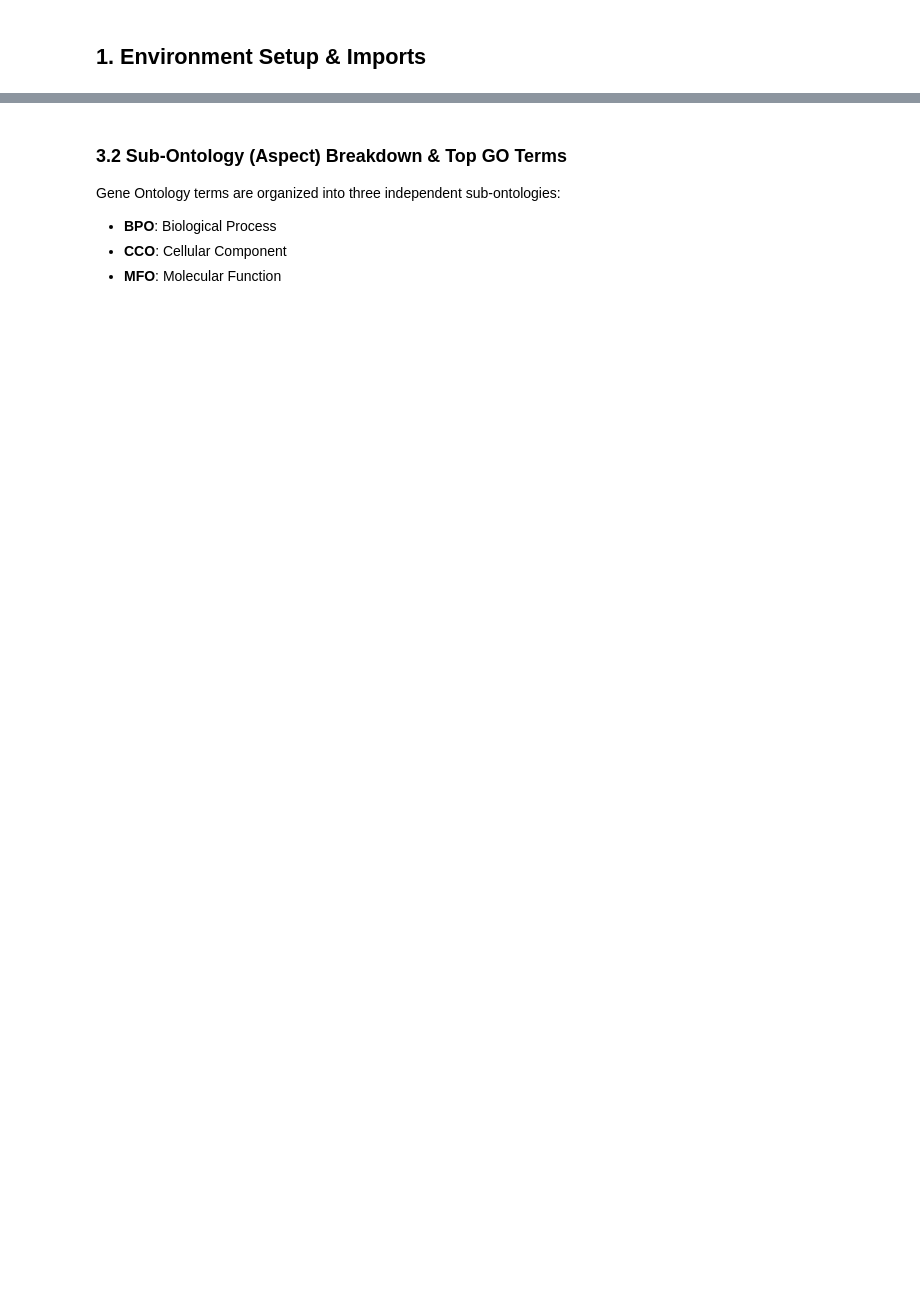
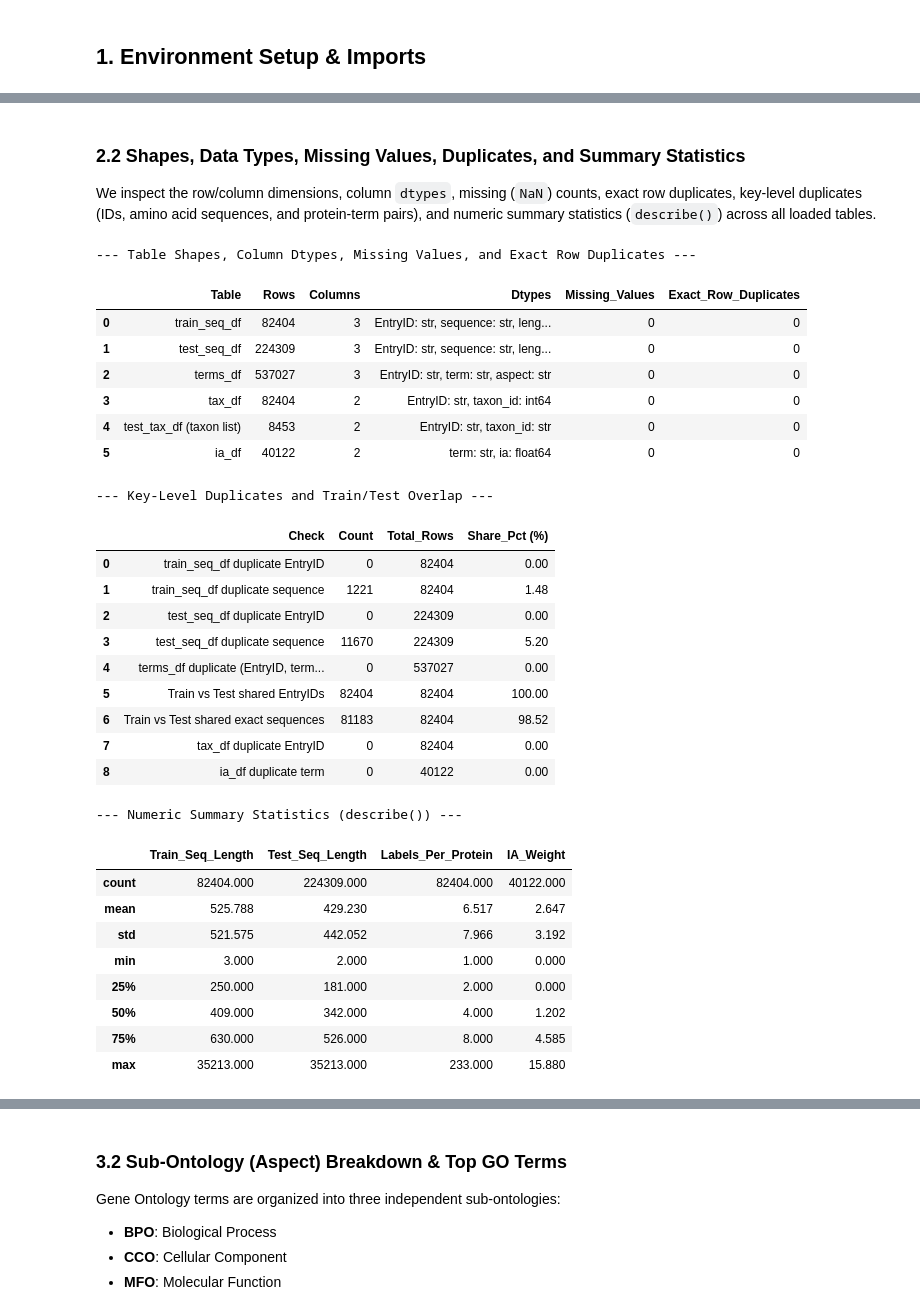
Before and after one commit to cgtya/GROUP48_CENG313, a Jupyter notebook: assignment1_eda_baseline.ipynb, the cells around one changed output, grey strips where cells are left out. Saved outputs shown, nothing was run; the diff lists cells and outputs as text; code cells hidden in the pictures; blank space fills up the shorter version.

```diff
--- a/assignment1_eda_baseline.ipynb
+++ b/assignment1_eda_baseline.ipynb
@@ -87,0 +138,64 @@ print(f"GO OBO summary     : {obo_summary}")
+# %% [markdown]
+### 2.2 Shapes, Data Types, Missing Values, Duplicates, and Summary Statistics
+We inspect the row/column dimensions, column `dtypes`, missing (`NaN`) counts, exact row duplicates, key-level duplicates (IDs, amino acid sequences, and protein-term pairs), and numeric summary statistics (`describe()`) across all loaded tables.
+# %%
+overview_df = summarize_tables_overview({
+    "train_seq_df": train_seq_df,
+    "test_seq_df": test_seq_df,
+    "terms_df": terms_df,
+    "tax_df": tax_df,
+    "test_tax_df (taxon list)": test_tax_df,
+    "ia_df": ia_df,
+})
+print("--- Table Shapes, Column Dtypes, Missing Values, and Exact Row Duplicates ---")
+display(overview_df)
+
+dup_df = inspect_dataset_duplicates(
+    train_seq_df=train_seq_df,
+    test_seq_df=test_seq_df,
+    terms_df=terms_df,
+    tax_df=tax_df,
+    ia_df=ia_df,
+)
+print("\n--- Key-Level Duplicates and Train/Test Overlap ---")
+display(dup_df)
+
+labels_per_protein = terms_df.groupby("EntryID")["term"].count()
+numeric_describe = pd.DataFrame({
+    "Train_Seq_Length": train_seq_df["length"].describe(),
+    "Test_Seq_Length": test_seq_df["length"].describe(),
+    "Labels_Per_Protein": labels_per_protein.describe(),
+    "IA_Weight": ia_df["ia"].describe() if ia_df is not None else pd.Series(dtype=float),
+}).round(3)
+print("\n--- Numeric Summary Statistics (describe()) ---")
+display(numeric_describe)
+# %% [output]
+--- Table Shapes, Column Dtypes, Missing Values, and Exact Row Duplicates ---
+|  | Table | Rows | Columns | Dtypes | Missing_Values | Exact_Row_Duplicates |
+| 0 | train_seq_df | 82404 | 3 | EntryID: str, sequence: str, leng... | 0 | 0 |
+| 1 | test_seq_df | 224309 | 3 | EntryID: str, sequence: str, leng... | 0 | 0 |
+| 2 | terms_df | 537027 | 3 | EntryID: str, term: str, aspect: str | 0 | 0 |
+| 3 | tax_df | 82404 | 2 | EntryID: str, taxon_id: int64 | 0 | 0 |
+| 4 | test_tax_df (taxon list) | 8453 | 2 | EntryID: str, taxon_id: str | 0 | 0 |
+| 5 | ia_df | 40122 | 2 | term: str, ia: float64 | 0 | 0 |
+--- Key-Level Duplicates and Train/Test Overlap ---
+|  | Check | Count | Total_Rows | Share_Pct (%) |
+| 0 | train_seq_df duplicate EntryID | 0 | 82404 | 0.00 |
+| 1 | train_seq_df duplicate sequence | 1221 | 82404 | 1.48 |
+| 2 | test_seq_df duplicate EntryID | 0 | 224309 | 0.00 |
+| 3 | test_seq_df duplicate sequence | 11670 | 224309 | 5.20 |
+| 4 | terms_df duplicate (EntryID, term... | 0 | 537027 | 0.00 |
+| 5 | Train vs Test shared EntryIDs | 82404 | 82404 | 100.00 |
+| 6 | Train vs Test shared exact sequences | 81183 | 82404 | 98.52 |
+| 7 | tax_df duplicate EntryID | 0 | 82404 | 0.00 |
+| 8 | ia_df duplicate term | 0 | 40122 | 0.00 |
+--- Numeric Summary Statistics (describe()) ---
+|  | Train_Seq_Length | Test_Seq_Length | Labels_Per_Protein | IA_Weight |
+| count | 82404.000 | 224309.000 | 82404.000 | 40122.000 |
+| mean | 525.788 | 429.230 | 6.517 | 2.647 |
+| std | 521.575 | 442.052 | 7.966 | 3.192 |
+| min | 3.000 | 2.000 | 1.000 | 0.000 |
+| 25% | 250.000 | 181.000 | 2.000 | 0.000 |
+| 50% | 409.000 | 342.000 | 4.000 | 1.202 |
+| 75% | 630.000 | 526.000 | 8.000 | 4.585 |
+| max | 35213.000 | 35213.000 | 233.000 | 15.880 |
```
Also changed, not shown: parts of 17 cells of this notebook, 2 other files.
